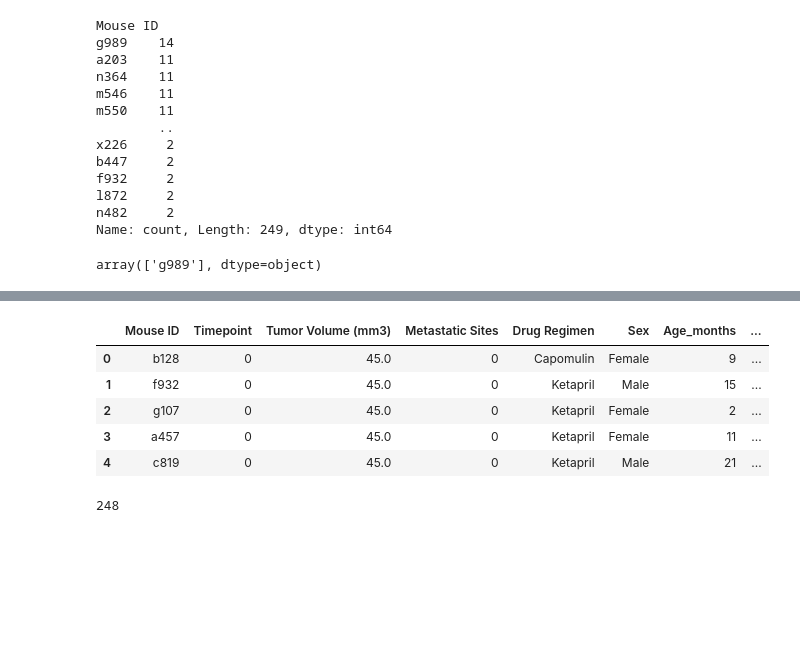
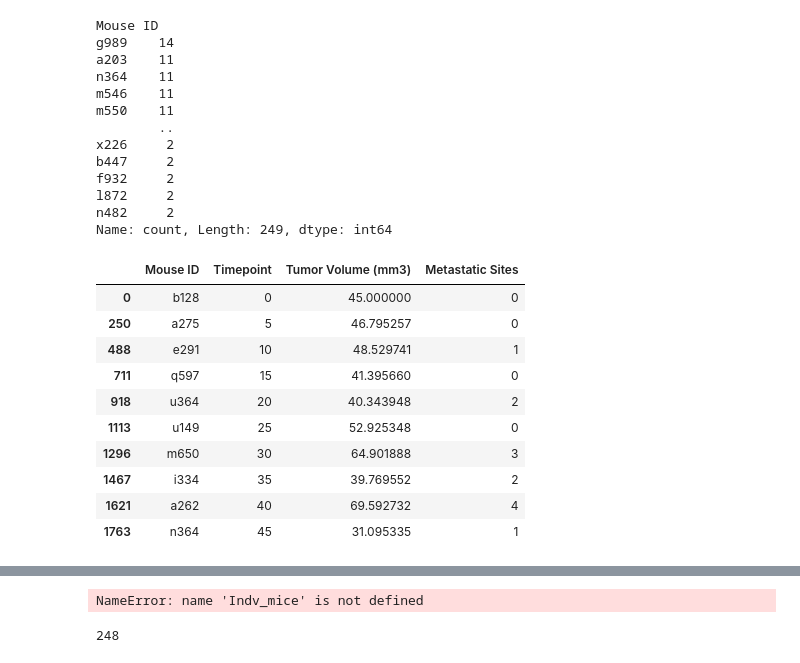
Before and after one commit to Yenorii/module-5-challenge, a Jupyter notebook: Pymaceuticals/pymaceuticals_starter.ipynb, the cells around one changed output, grey strips where cells are left out. Drawn from its saved outputs; the diff is of its cells as text; code cells hidden in the pictures; blank space fills up the shorter version.

```diff
--- a/Pymaceuticals/pymaceuticals_starter.ipynb
+++ b/Pymaceuticals/pymaceuticals_starter.ipynb
@@ -59,8 +47,23 @@ Name: count, Length: 249, dtype: int64
 # %%
 # Our data should be uniquely identified by Mouse ID and Timepoint
 # Get the duplicate mice by ID number that shows up for Mouse ID and Timepoint.
+DataFrame = mouse_metadata
+DataFrame.drop_duplicates (subset= "Mouse ID", keep='first', inplace=False, ignore_index=False)
+
+DataFrame = study_results
+DataFrame.drop_duplicates (subset= "Timepoint", keep='first', inplace=False, ignore_index=False)
 # %% [output]
-array(['g989'], dtype=object)
+|  | Mouse ID | Timepoint | Tumor Volume (mm3) | Metastatic Sites |
+| 0 | b128 | 0 | 45.000000 | 0 |
+| 250 | a275 | 5 | 46.795257 | 0 |
+| 488 | e291 | 10 | 48.529741 | 1 |
+| 711 | q597 | 15 | 41.395660 | 0 |
+| 918 | u364 | 20 | 40.343948 | 2 |
+| 1113 | u149 | 25 | 52.925348 | 0 |
+| 1296 | m650 | 30 | 64.901888 | 3 |
+| 1467 | i334 | 35 | 39.769552 | 2 |
+| 1621 | a262 | 40 | 69.592732 | 4 |
+| 1763 | n364 | 45 | 31.095335 | 1 |
 # %%
 # Optional: Get all the data for the duplicate mouse ID.
 # %% [output]
@@ -80,13 +83,14 @@ array(['g989'], dtype=object)
 | 1592 | g989 | 35 | 62.570880 | 2 | Propriva | Female | 21 | ... |
 # %%
 # Create a clean DataFrame by dropping the duplicate mouse by its ID.
+DataFrame = study_results
+DataFrame.drop_duplicates (subset= "Timepoint", keep='first', inplace=False, ignore_index=False)
+DataFrame.drop_duplicates = Indv_mice.csv
+
+DataFrame = mouse_metadata
+DataFrame.drop_duplicates (subset= "Mouse ID", keep='first', inplace=False, ignore_index=False)
 # %% [output]
-|  | Mouse ID | Timepoint | Tumor Volume (mm3) | Metastatic Sites | Drug Regimen | Sex | Age_months | ... |
-| 0 | b128 | 0 | 45.0 | 0 | Capomulin | Female | 9 | ... |
-| 1 | f932 | 0 | 45.0 | 0 | Ketapril | Male | 15 | ... |
-| 2 | g107 | 0 | 45.0 | 0 | Ketapril | Female | 2 | ... |
-| 3 | a457 | 0 | 45.0 | 0 | Ketapril | Female | 11 | ... |
-| 4 | c819 | 0 | 45.0 | 0 | Ketapril | Male | 21 | ... |
+NameError: name 'Indv_mice' is not defined
 # %%
 # Checking the number of mice in the clean DataFrame.
 # %% [output]
```
Also changed, not shown: parts of 1 cell of this notebook.
